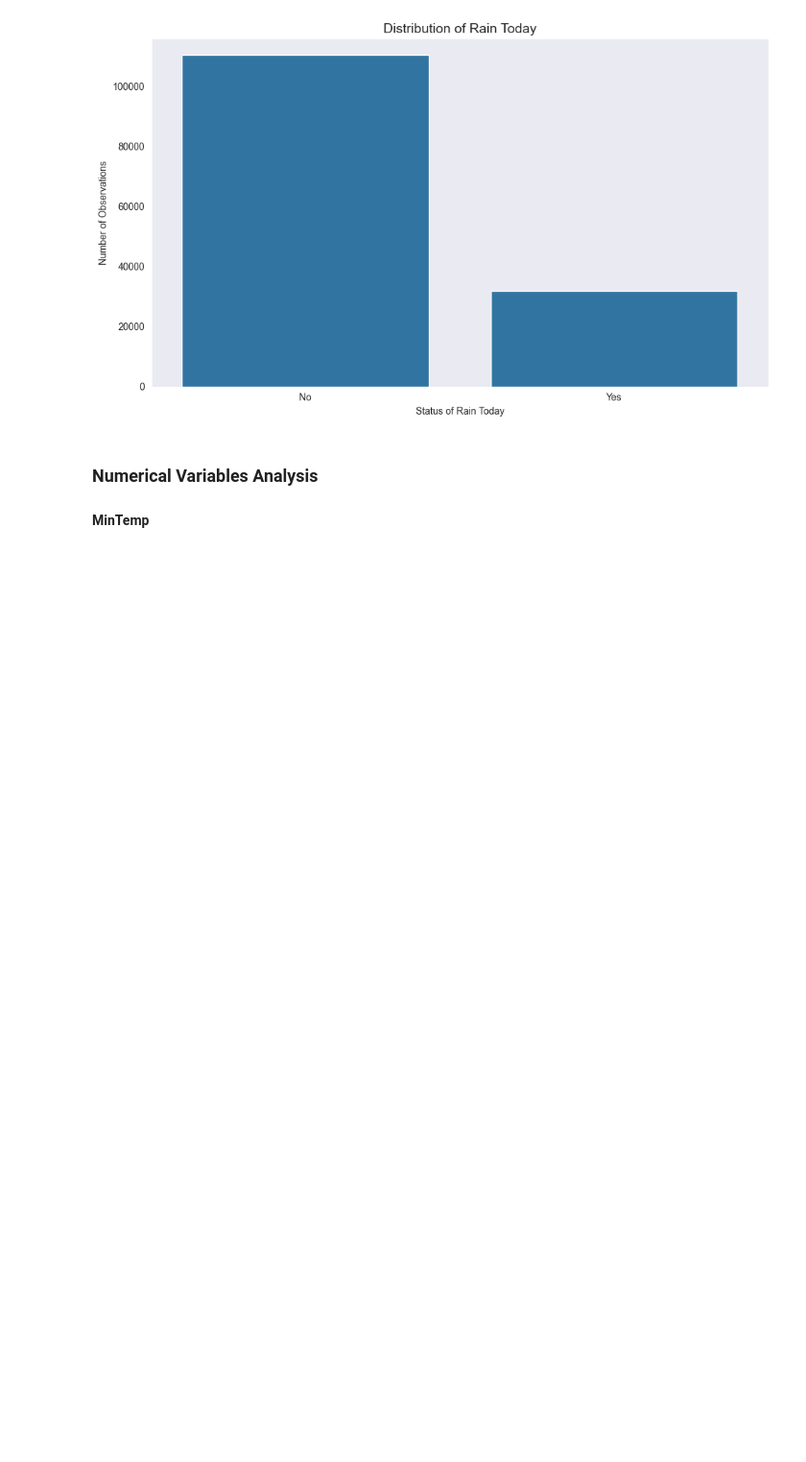
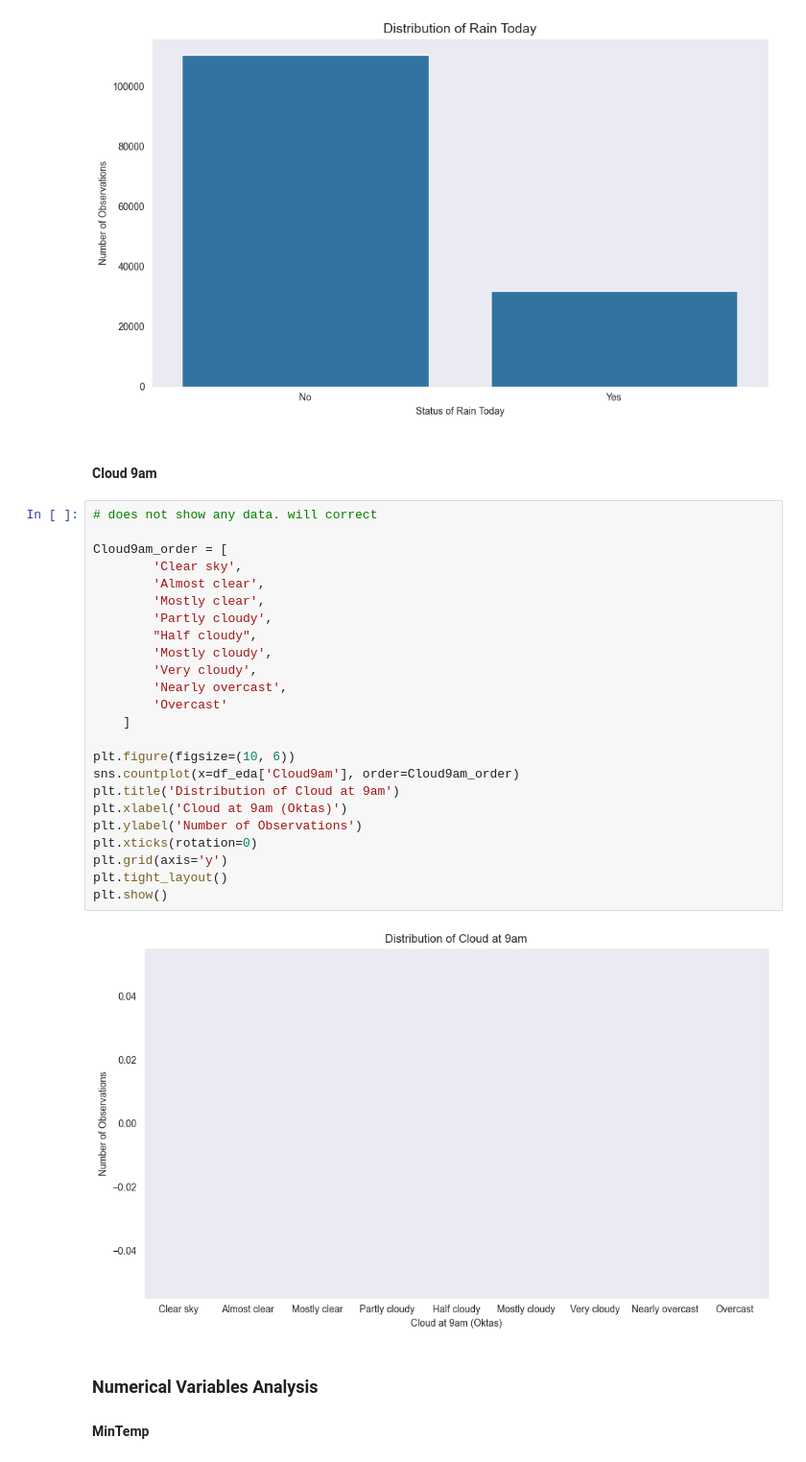
Before and after one commit to AstouK/Rain_Australia, a Jupyter notebook: rain_australia.ipynb, the cells around one changed output. Shown at 96% size. Cells and saved outputs as stored; diff of their text form; blank space fills up the shorter version.

```diff
--- a/rain_australia.ipynb
+++ b/rain_australia.ipynb
@@ -526,6 +565,34 @@ plt.tight_layout()
 plt.show()
 # %% [output]
 [figure]
+# %% [markdown]
+#### Cloud 9am
+# %%
+# does not show any data. will correct
+
+Cloud9am_order = [
+        'Clear sky',
+        'Almost clear',
+        'Mostly clear',
+        'Partly cloudy',
+        "Half cloudy",
+        'Mostly cloudy',
+        'Very cloudy',
+        'Nearly overcast',
+        'Overcast'
+    ]
+
+plt.figure(figsize=(10, 6))
+sns.countplot(x=df_eda['Cloud9am'], order=Cloud9am_order)
+plt.title('Distribution of Cloud at 9am')
+plt.xlabel('Cloud at 9am (Oktas)')
+plt.ylabel('Number of Observations')
+plt.xticks(rotation=0)
+plt.grid(axis='y')
+plt.tight_layout()
+plt.show()
+# %% [output]
+[figure, added]
 # %% [markdown]
 ### Numerical Variables Analysis
 #### MinTemp
```
Also changed, not shown: parts of 27 cells of this notebook.
